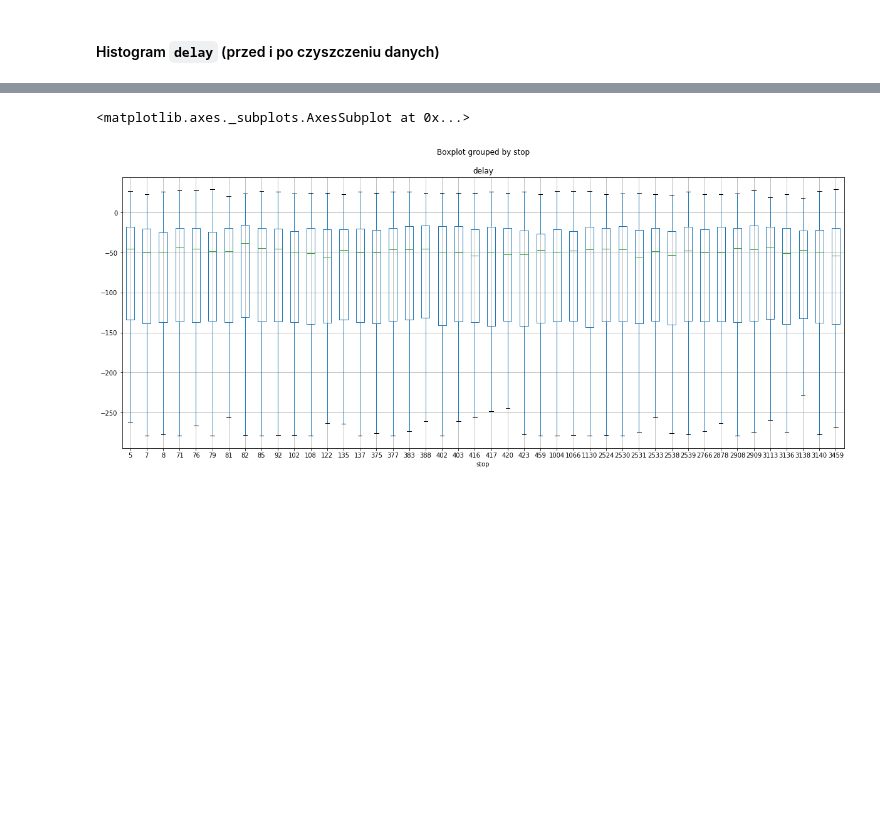
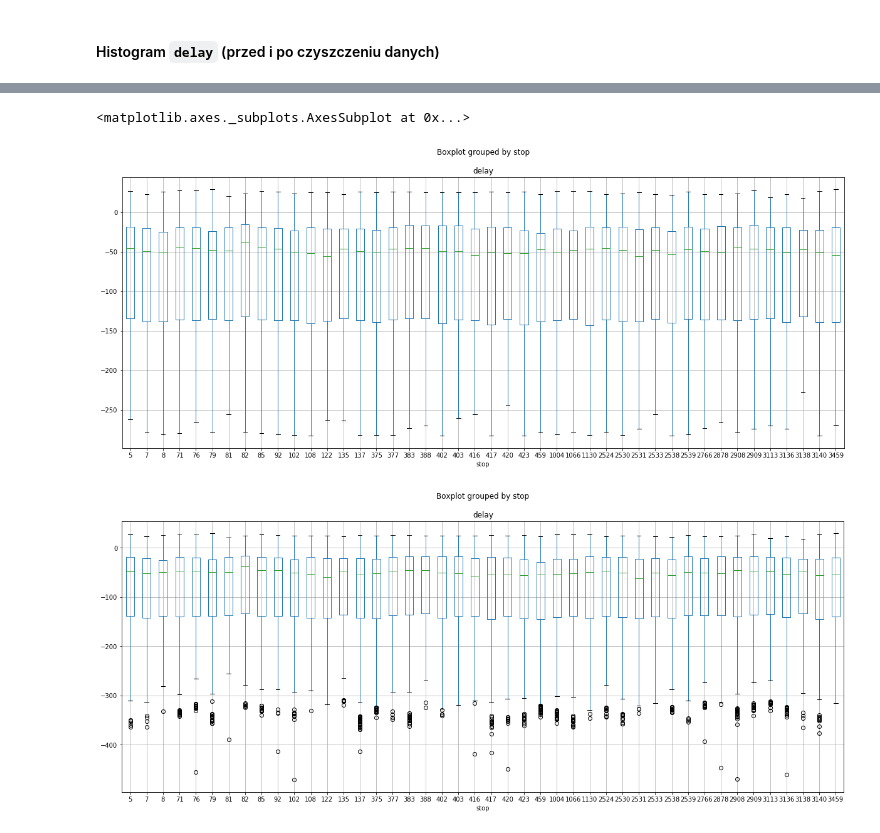
Before and after one commit to Valaraucoo/ids-data-analysis, a Jupyter notebook: ids-data-analysis.ipynb, the cells around one changed output, grey strips where cells are left out. Cells and saved outputs as stored; diff of their text form; code cells hidden in the pictures; blank space fills up the shorter version.

```diff
--- a/ids-data-analysis.ipynb
+++ b/ids-data-analysis.ipynb
@@ -161,3 +180,0 @@ histogram(df, columns=['delay'])
-# %%
-df_without_outliners = remove_outliers(df, columns=['delay'], error_discriminator=1.2)
-histogram(df_without_outliners, columns=['delay'])
@@ -166,5 +192,7 @@ histogram(df_without_outliners, columns=['delay'])
 # %%
+df_without_outliners.boxplot(by='stop', column=['delay'], figsize=(20,8))
 df.boxplot(by='stop', column=['delay'], figsize=(20,8))
 # %% [output]
 <matplotlib.axes._subplots.AxesSubplot at 0x...>
 [figure]
+[figure, added]
```
Also changed, not shown: parts of 10 cells of this notebook.
